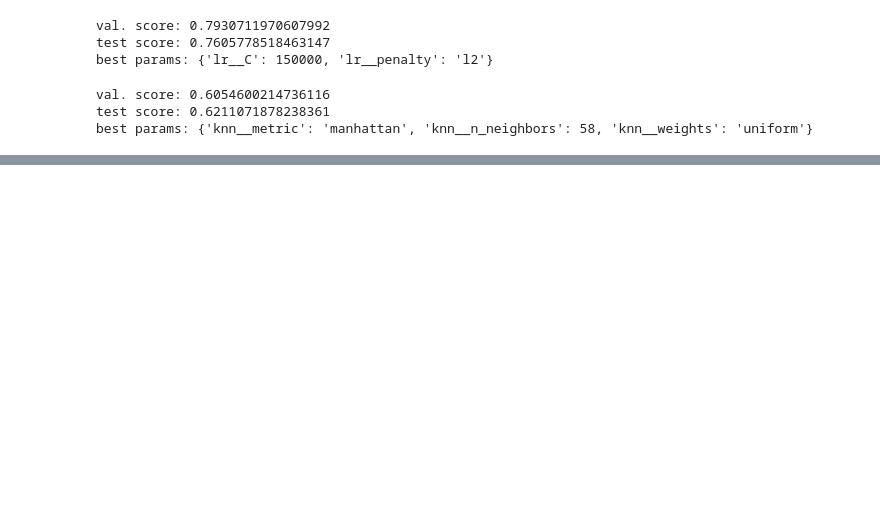
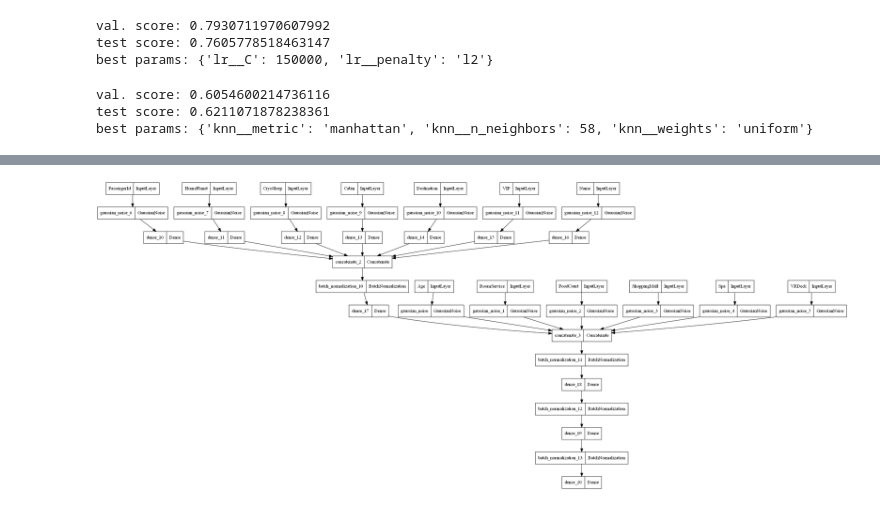
Before and after one commit to gg-youwillneverknow/DL_project, a Jupyter notebook: main.ipynb, the cells around one changed output, grey strips where cells are left out. Saved outputs shown, nothing was run; the diff lists cells and outputs as text; code cells hidden in the pictures; blank space fills up the shorter version.

```diff
--- a/main.ipynb
+++ b/main.ipynb
@@ -309,3 +313,7 @@ discriminator
+# %%
+plot_model(discriminator, to_file='discriminator.png')
+# %% [output]
+[figure, added]
 # %%
 #disable discriminator training
 discriminator.trainable = False
```
Also changed, not shown: parts of 8 cells of this notebook, 4 other files.
